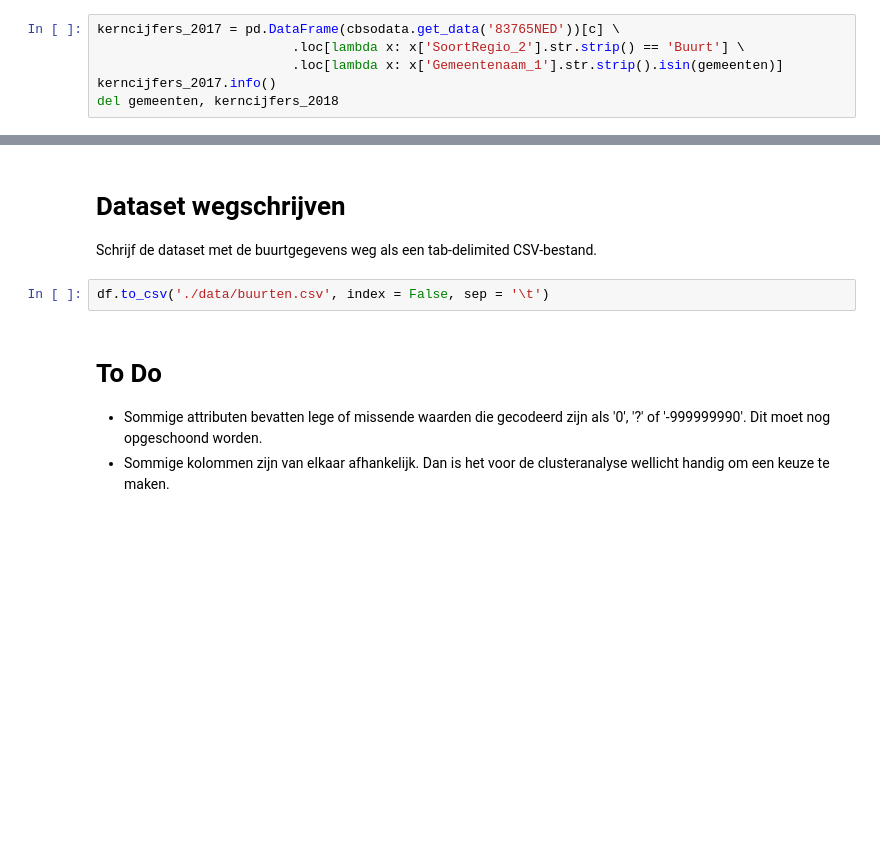
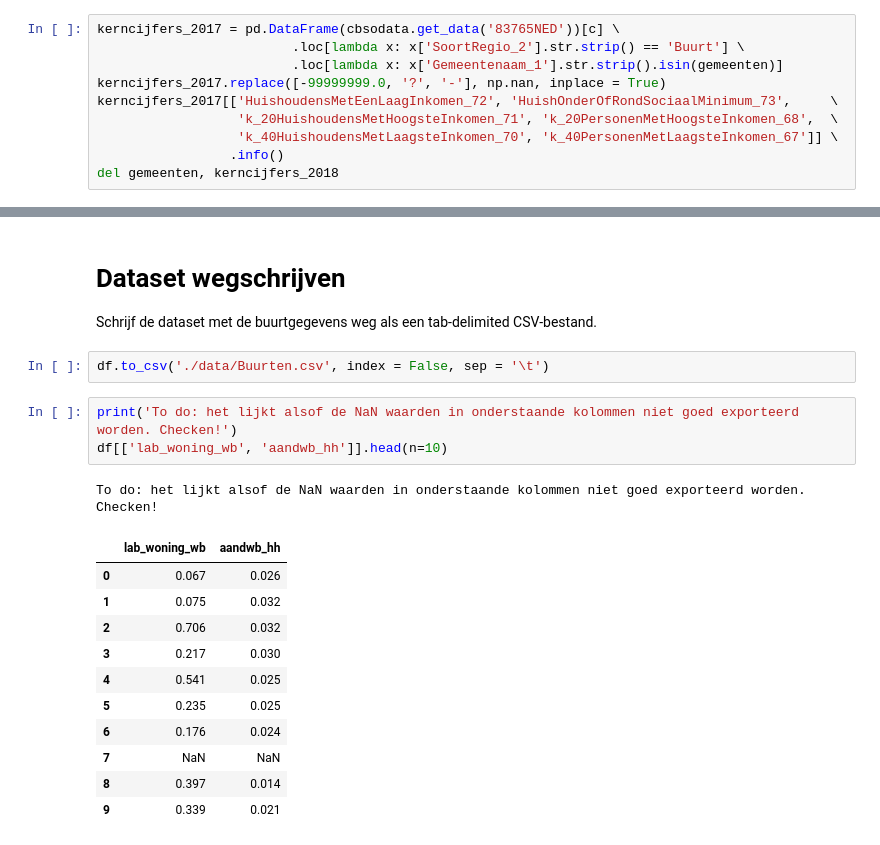
Before and after one commit to FrieseWoudloper/microsubsidies, a Jupyter notebook: microsubsidies.ipynb, the cells around one changed output, grey strips where cells are left out. Cells and saved outputs as stored; diff of their text form; blank space fills up the shorter version.

```diff
--- a/microsubsidies.ipynb
+++ b/microsubsidies.ipynb
@@ -189,7 +197,11 @@ Lees de kerncijfers van 2017 in.
 kerncijfers_2017 = pd.DataFrame(cbsodata.get_data('83765NED'))[c] \
                          .loc[lambda x: x['SoortRegio_2'].str.strip() == 'Buurt'] \
                          .loc[lambda x: x['Gemeentenaam_1'].str.strip().isin(gemeenten)]
-kerncijfers_2017.info()
+kerncijfers_2017.replace([-99999999.0, '?', '-'], np.nan, inplace = True)
+kerncijfers_2017[['HuishoudensMetEenLaagInkomen_72', 'HuishOnderOfRondSociaalMinimum_73',     \
+                  'k_20HuishoudensMetHoogsteInkomen_71', 'k_20PersonenMetHoogsteInkomen_68',  \
+                  'k_40HuishoudensMetLaagsteInkomen_70', 'k_40PersonenMetLaagsteInkomen_67']] \
+                 .info()
 del gemeenten, kerncijfers_2018
 # %% [output]
 <class 'pandas.core.frame.DataFrame'>
@@ -299,9 +307,20 @@ Conclusie: buurten is een betere geografische eenheid voor onze analyse dan vier
 
 Schrijf de dataset met de buurtgegevens weg als een tab-delimited CSV-bestand.
 # %%
-df.to_csv('./data/buurten.csv', index = False, sep = '\t')
+df.to_csv('./data/Buurten.csv', index = False, sep = '\t')
-# %% [markdown]
-# To Do
-
-* Sommige attributen bevatten lege of missende waarden die gecodeerd zijn als '0', '?' of '-999999990'. Dit moet nog opgeschoond worden.
-* Sommige kolommen zijn van elkaar afhankelijk. Dan is het voor de clusteranalyse wellicht handig om een keuze te maken.
+# %%
+print('To do: het lijkt alsof de NaN waarden in onderstaande kolommen niet goed exporteerd worden. Checken!')
+df[['lab_woning_wb', 'aandwb_hh']].head(n=10)
+# %% [output]
+To do: het lijkt alsof de NaN waarden in onderstaande kolommen niet goed exporteerd worden. Checken!
+|  | lab_woning_wb | aandwb_hh |
+| 0 | 0.067 | 0.026 |
+| 1 | 0.075 | 0.032 |
+| 2 | 0.706 | 0.032 |
+| 3 | 0.217 | 0.030 |
+| 4 | 0.541 | 0.025 |
+| 5 | 0.235 | 0.025 |
+| 6 | 0.176 | 0.024 |
+| 7 | NaN | NaN |
+| 8 | 0.397 | 0.014 |
+| 9 | 0.339 | 0.021 |
```
Also changed, not shown: parts of 7 cells of this notebook, 3 other files.
